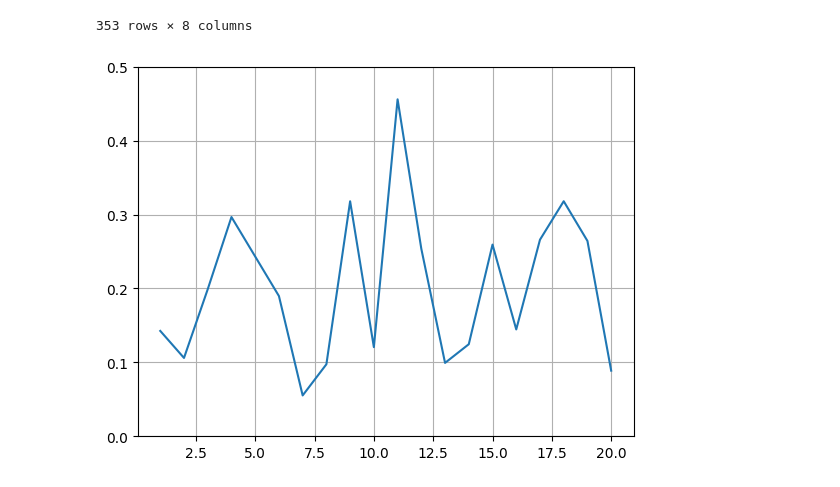
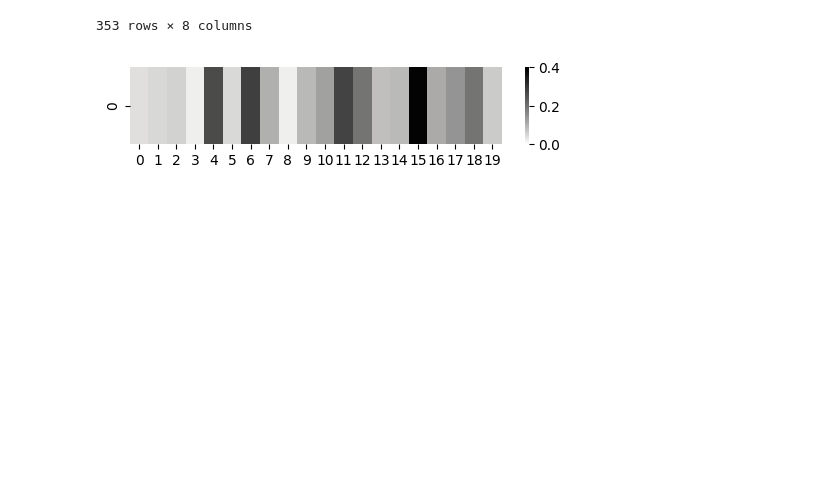
Before and after one commit to chrisjdallmann/roadrunner, a Jupyter notebook: code/flywire_convergence.ipynb, the cells around one changed output. Drawn from its saved outputs; the diff is of its cells as text; code cells hidden in the pictures; blank space fills up the shorter version.

Commit message:
Update plotting of neurons of interest

```diff
--- a/code/flywire_convergence.ipynb
+++ b/code/flywire_convergence.ipynb
@@ -16,7 +16,7 @@ from tqdm.auto import tqdm
 from collections import Counter
 # %%
 # Set parameters
-data_dir = r'Z:/Data/Roadrunner/Connectomics/'
+data_dir = r'Z:/Data/Roadrunner/'
 syn_prediction = 'princeton' # 'Princeton' for dataset from October 2024
 syn_thresh = 5
 nt_type_score_thresh = 0.62
@@ -399,9 +399,16 @@ print(shared_source_2_output)
 # Add group label for pooling nodes below
 group = []
 
-for index, row in df_indices.iterrows():
-    sub_class = df_indices.sub_class[index]
-    group.append(sub_class)
+if source_neurons == 'RR':
+    for index, row in df_indices.iterrows():
+        #super_class = df_indices.super_class[index]
+        #group.append(super_class)
+        sub_class = df_indices.sub_class[index]
+        group.append(sub_class)
+else:
+    for index, row in df_indices.iterrows():
+        sub_class = df_indices.sub_class[index]
+        group.append(sub_class)
 
 df_indices["group"] = group
 # %%
@@ -691,11 +698,26 @@ df_targets_ranked
 | 352 | 720575940620354836 | 353 | -0.010026 | 353 | -0.005092 | 352 | ... |
 353 rows × 8 columns
 # %%
-plt.plot(df_targets_ranked.rank_source_12[df_targets_ranked.rank_source_12<21],
-         df_targets_ranked.syn_count_shared_rel[df_targets_ranked.rank_source_12<21])
-plt.ylim([0,0.5])
-plt.grid()
-#plt.savefig(r"C:\Users\Chris\Desktop\connectivity_strength.eps", transparent=True)
-plt.show()
+# Plot relative input from the shared circuit onto specific descending neurons
+if source_neurons == 'RR_BPN':
+    cell_types = ["DNg101", "DNg102", "DNpe020", "DNge103", "DNge050", "DNg44", "DNd05", "DNge048", "DNg45", "DNge082",
+                  "DNge150", "DNp68", "DNpe053", "DNp13", "DNp64", "DNp52", "DNpe042", "DNg55", "DNge053", "DNge138"]
+
+    # Loop over cell types
+    syn_count_shared_rel = []
+    for cell_type in cell_types:
+        root_ids = df_neurons_of_interest.root_id[df_neurons_of_interest.cell_type == cell_type].tolist()
+        syn_count_shared_rel.append(df_targets_ranked.syn_count_shared_rel[df_targets_ranked.root_id.isin(root_ids)].mean().tolist())
+
+    # Plot
+    cmap = cmocean.cm.gray_r
+    plt.figure(figsize=(6, 1))
+
+    sns.heatmap([syn_count_shared_rel],
+                cmap = cmap,
+                vmin = 0,
+                vmax = 0.4)
+    #plt.savefig(r"C:\Users\Chris\Desktop\figure.eps", transparent=True)
+    plt.show()
 # %% [output]
-[figure, old version]
+[figure, new version]
```
Also changed, not shown: parts of 12 cells of this notebook.
